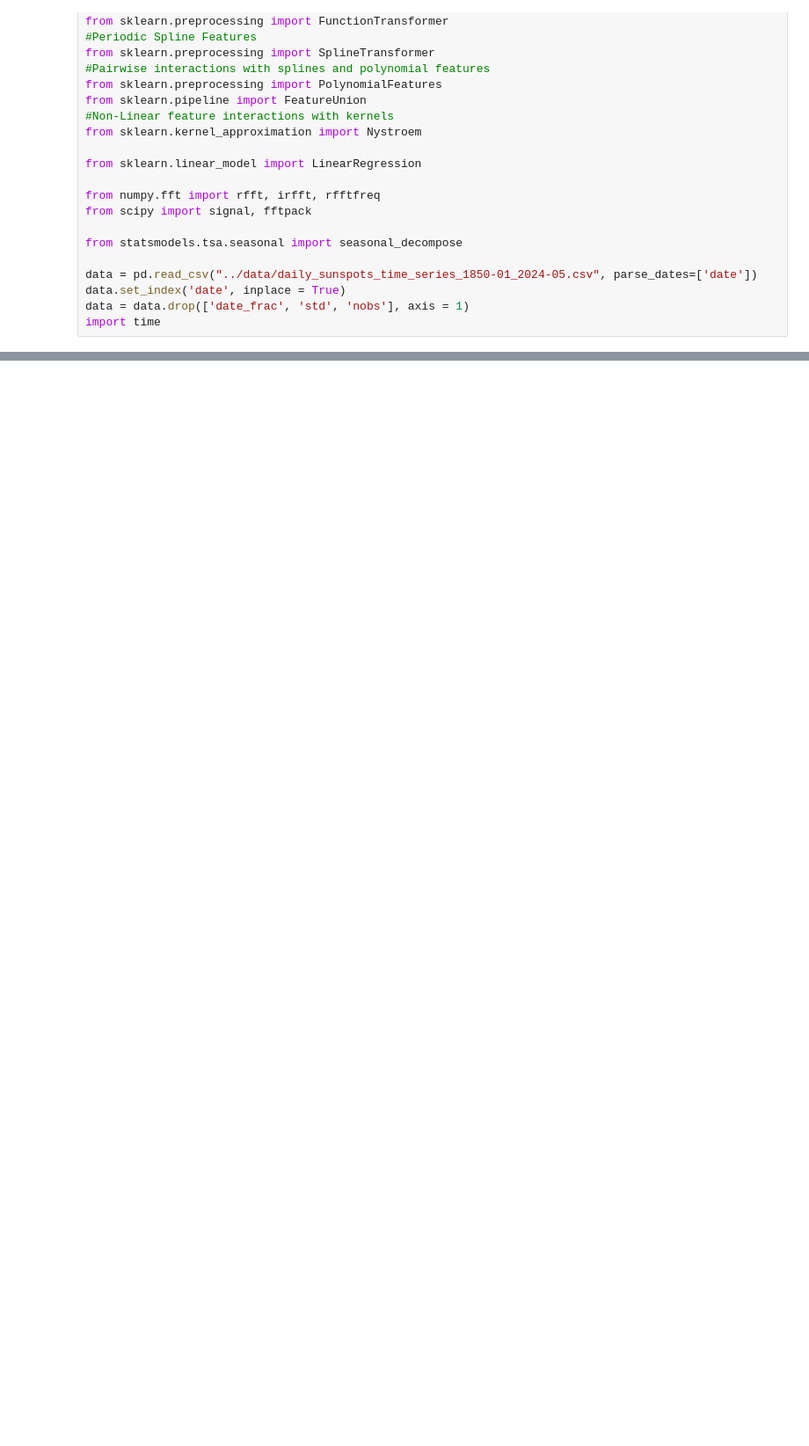
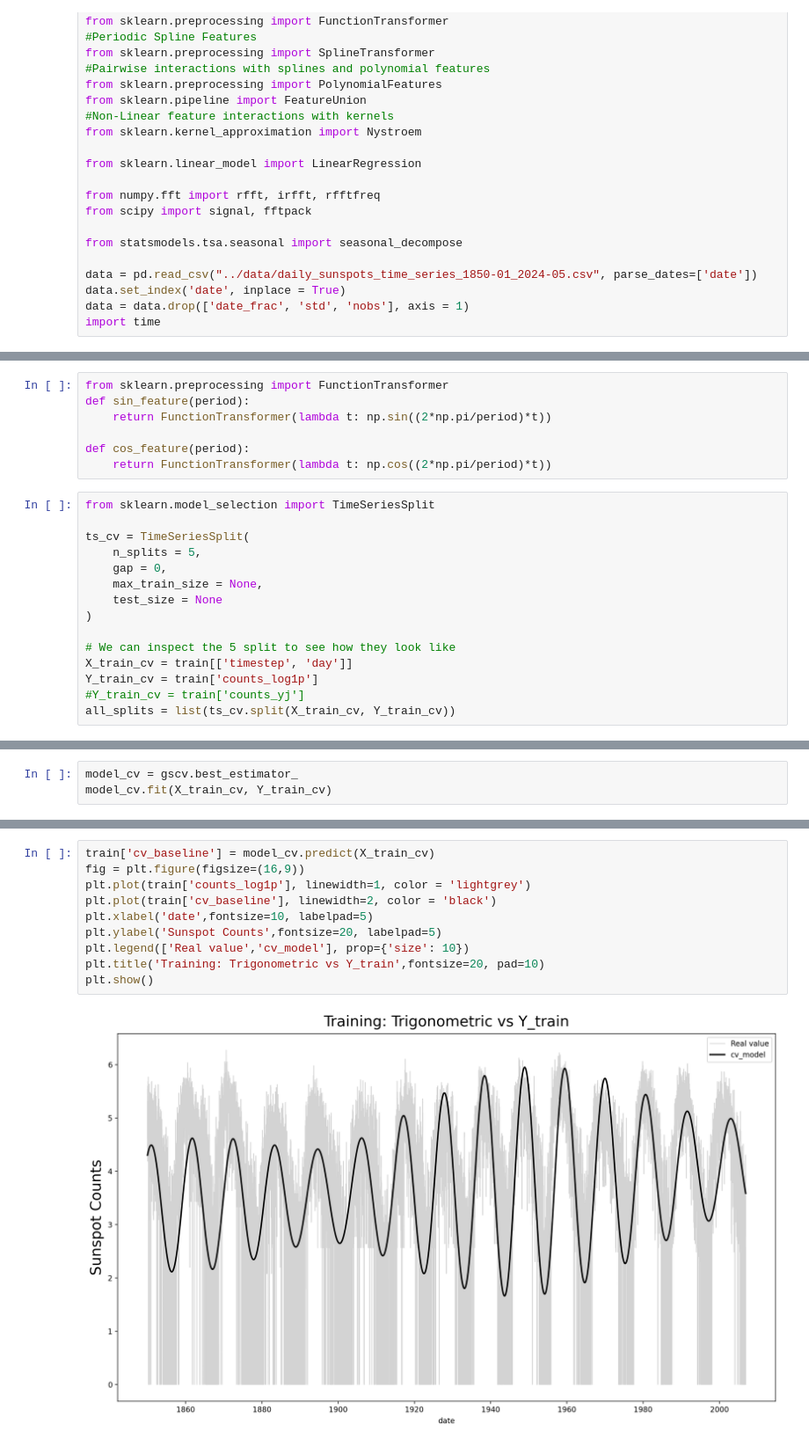
Before and after one commit to dharmateja-masetty/ConvolutionalTimeTravellers, a Jupyter notebook: notebooks/TS_clean.ipynb, the cells around one changed output, grey strips where cells are left out. Shown at 88% size. Drawn from its saved outputs; the diff is of its cells as text; blank space fills up the shorter version.

```diff
--- a/notebooks/TS_clean.ipynb
+++ b/notebooks/TS_clean.ipynb
@@ -45,0 +133,22 @@ import time
+# %%
+from sklearn.preprocessing import FunctionTransformer
+def sin_feature(period):
+    return FunctionTransformer(lambda t: np.sin((2*np.pi/period)*t))
+
+def cos_feature(period):
+    return FunctionTransformer(lambda t: np.cos((2*np.pi/period)*t))
+# %%
+from sklearn.model_selection import TimeSeriesSplit
+
+ts_cv = TimeSeriesSplit(
+    n_splits = 5,
+    gap = 0,
+    max_train_size = None,
+    test_size = None
+)
+
+# We can inspect the 5 split to see how they look like
+X_train_cv = train[['timestep', 'day']]
+Y_train_cv = train['counts_log1p']
+#Y_train_cv = train['counts_yj']
+all_splits = list(ts_cv.split(X_train_cv, Y_train_cv))
@@ -45,0 +223,3 @@ import time
+# %%
+model_cv = gscv.best_estimator_
+model_cv.fit(X_train_cv, Y_train_cv)
@@ -45,0 +244,12 @@ import time
+# %%
+train['cv_baseline'] = model_cv.predict(X_train_cv)
+fig = plt.figure(figsize=(16,9))
+plt.plot(train['counts_log1p'], linewidth=1, color = 'lightgrey')
+plt.plot(train['cv_baseline'], linewidth=2, color = 'black')
+plt.xlabel('date',fontsize=10, labelpad=5)
+plt.ylabel('Sunspot Counts',fontsize=20, labelpad=5)
+plt.legend(['Real value','cv_model'], prop={'size': 10})
+plt.title('Training: Trigonometric vs Y_train',fontsize=20, pad=10)
+plt.show()
+# %% [output]
+[figure, added]
```
Also changed, not shown: parts of 12 cells of this notebook.
